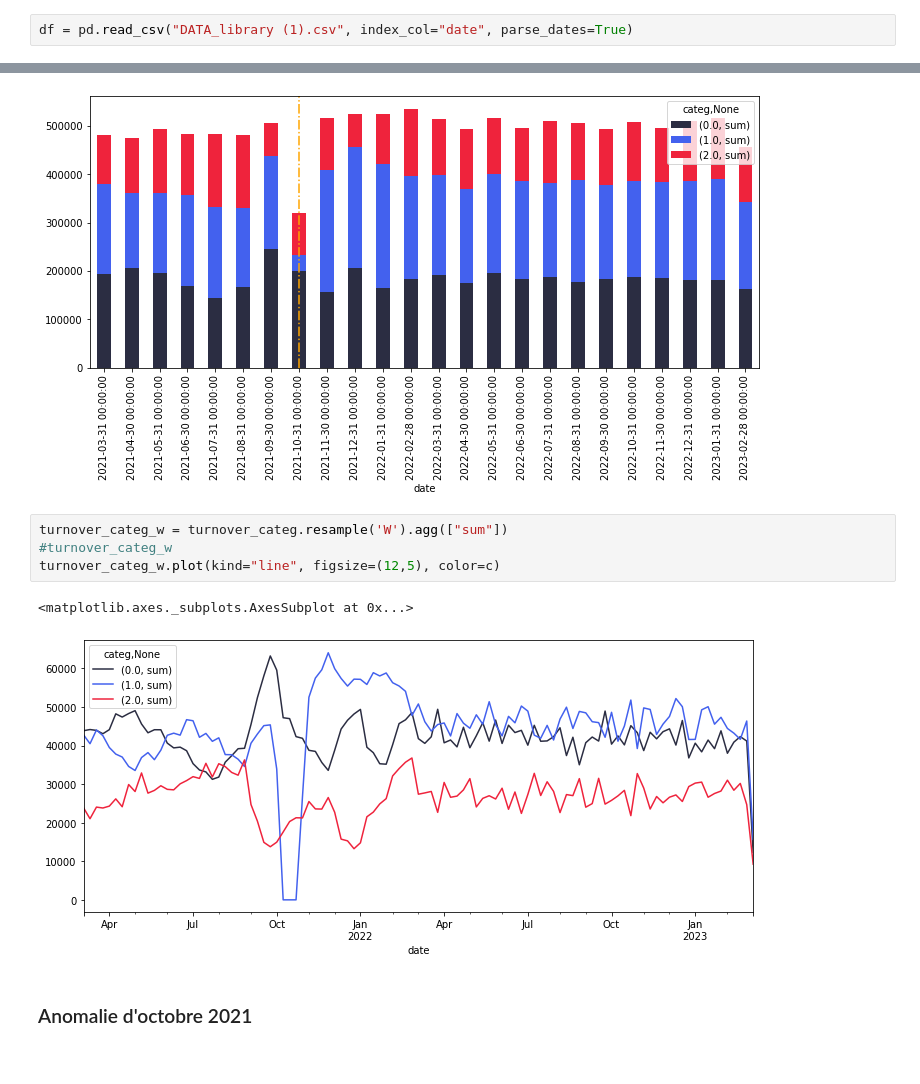
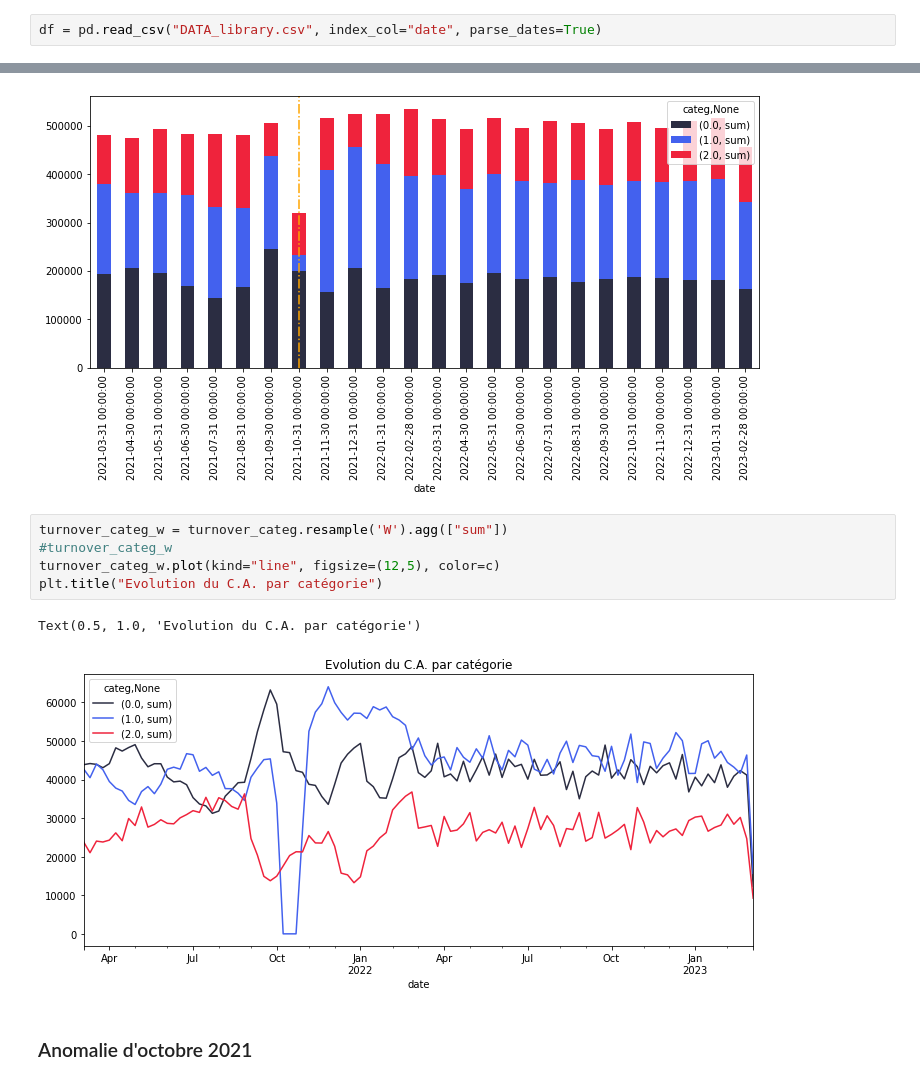
Before and after one commit to Valeeew/Analyze-bookstore-sales, a Jupyter notebook: Turnover_analyze.ipynb, the cells around one changed output, grey strips where cells are left out. Drawn from its saved outputs; the diff is of its cells as text.

```diff
--- a/Turnover_analyze.ipynb
+++ b/Turnover_analyze.ipynb
@@ -34,5 +34,5 @@ Resolving deltas: 100% (16/16), done.
 # %%
-df = pd.read_csv("DATA_library (1).csv", index_col="date", parse_dates=True)
+df = pd.read_csv("DATA_library.csv", index_col="date", parse_dates=True)
 # %%
 df
 # %% [output]
@@ -104,10 +104,11 @@ plt.axvline(7, color="orange", linestyle="-.")
 # %%
 turnover_categ_w = turnover_categ.resample('W').agg(["sum"])
 #turnover_categ_w
 turnover_categ_w.plot(kind="line", figsize=(12,5), color=c)
+plt.title("Evolution du C.A. par catégorie")
 # %% [output]
-<matplotlib.axes._subplots.AxesSubplot at 0x...>
+Text(0.5, 1.0, 'Evolution du C.A. par catégorie')
-[figure, old version]
+[figure, new version]
 # %% [markdown]
 ### Anomalie d'octobre 2021
 # %%
```
Also changed, not shown: parts of 10 cells of this notebook.
